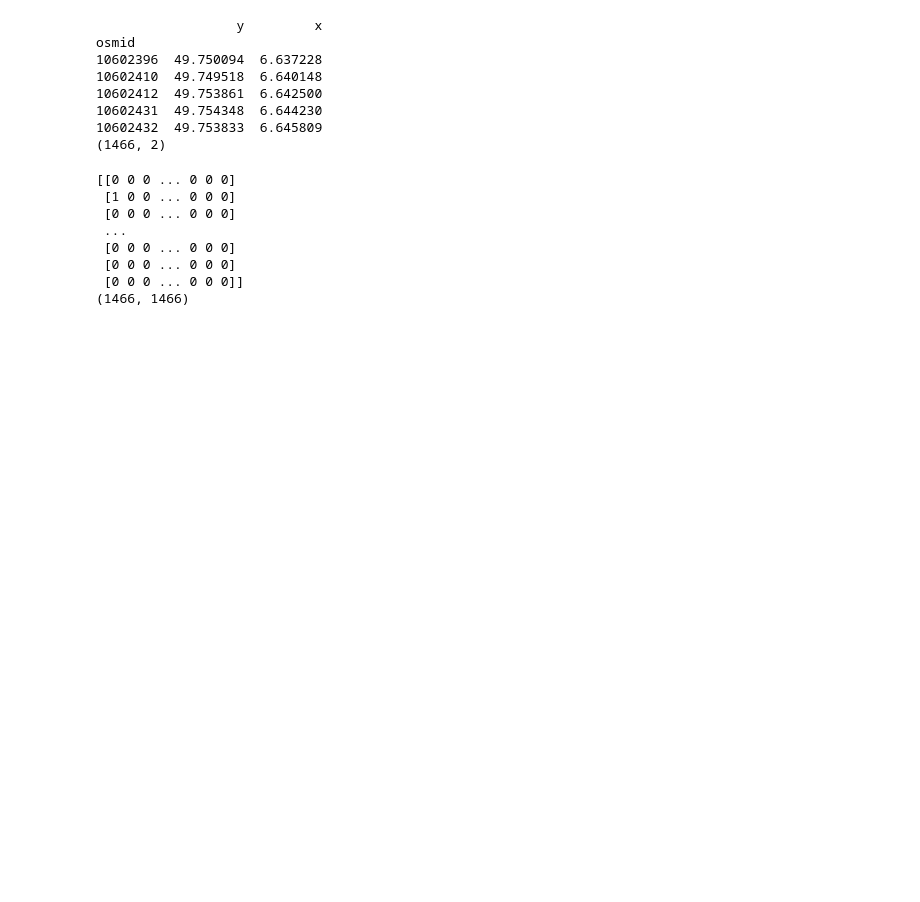
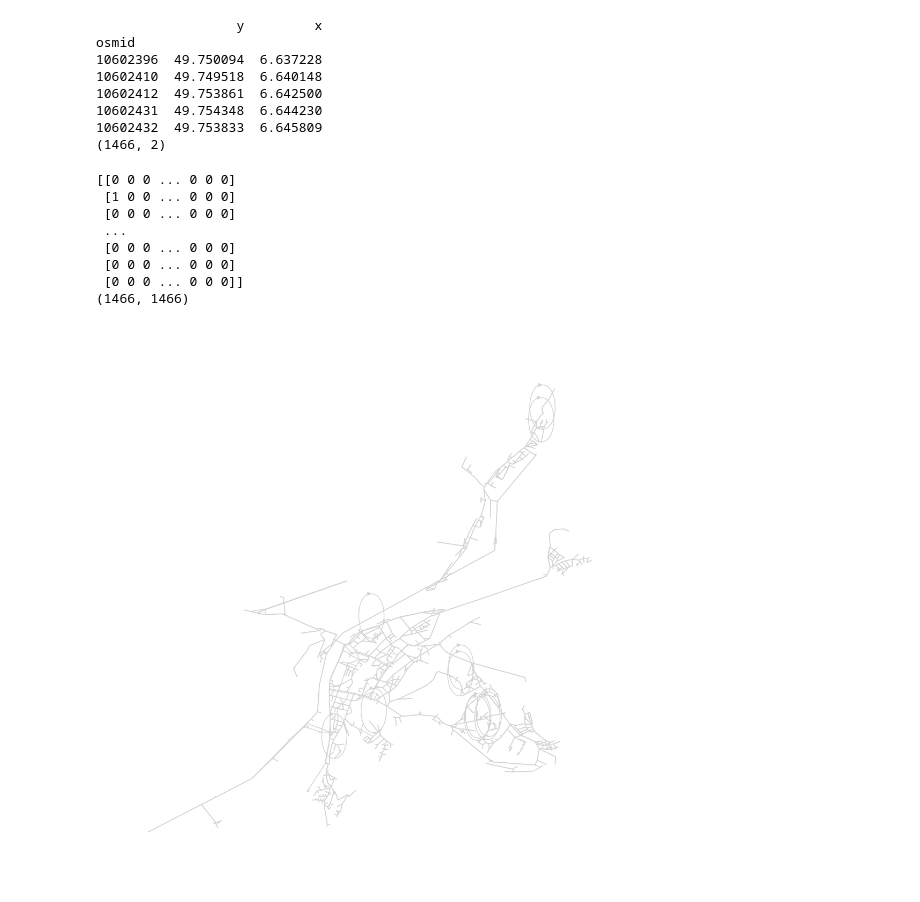
Before and after one commit to naveen-malla/Synthetic_City_Generator, a Jupyter notebook: get_trier_map.ipynb, the cells around one changed output. Saved outputs shown, nothing was run; the diff lists cells and outputs as text; code cells hidden in the pictures; blank space fills up the shorter version.

Commit message:
add code to combine adjacency matrix and coordinates to rebuild the map

```diff
--- a/get_trier_map.ipynb
+++ b/get_trier_map.ipynb
@@ -69,3 +69,37 @@ print(dense_matrix.shape)
 import numpy as np
 np.savetxt("adjacency_matrix.csv", dense_matrix, delimiter=",")
 nodes.to_csv("node_coordinates.csv")
+# %%
+import osmnx as ox
+import networkx as nx
+import numpy as np
+import pandas as pd
+import matplotlib.pyplot as plt
+
+# Load adjacency matrix and node coordinates
+loaded_dense_matrix = np.loadtxt("adjacency_matrix.csv", delimiter=",")
+loaded_nodes = pd.read_csv("node_coordinates.csv", index_col=0)
+
+# Create the graph from the adjacency matrix
+reconstructed_G = nx.from_numpy_array(loaded_dense_matrix, create_using=nx.DiGraph())
+
+# Assign IDs correctly
+mapping = {i: index for i, index in enumerate(loaded_nodes.index)}
+
+# Relabel nodes in the graph
+reconstructed_G = nx.relabel_nodes(reconstructed_G, mapping)
+
+# Add coordinates to nodes
+for node_id, node_data in loaded_nodes.iterrows():
+    nx.set_node_attributes(reconstructed_G, {node_id: {'y': node_data['y'], 'x': node_data['x']}})
+
+# Extract the positions dictionary for node placement
+positions = {node_id: (data['x'], data['y']) for node_id, data in loaded_nodes.iterrows()}
+
+# Plot the graph using NetworkX without nodes and labels
+plt.figure(figsize=(10, 10), facecolor='black')
+nx.draw(reconstructed_G, pos=positions, with_labels=False, arrows=False, node_size=0, edge_color='lightgray')
+plt.title('Reconstructed Graph', color='white')
+plt.show()
+# %% [output]
+[figure, added]
```
